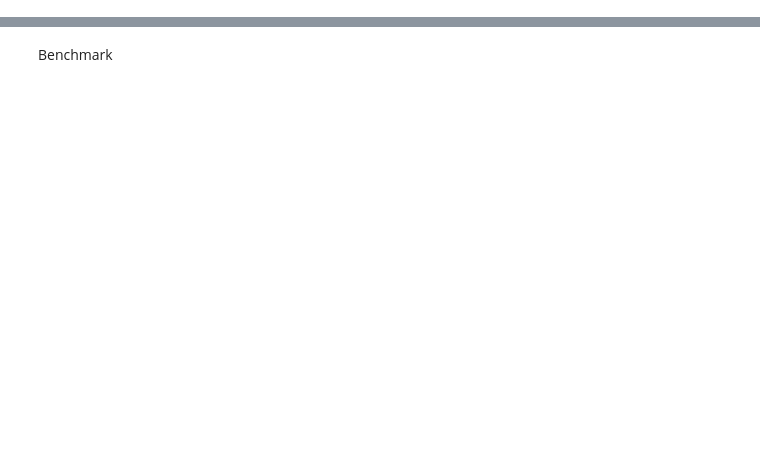
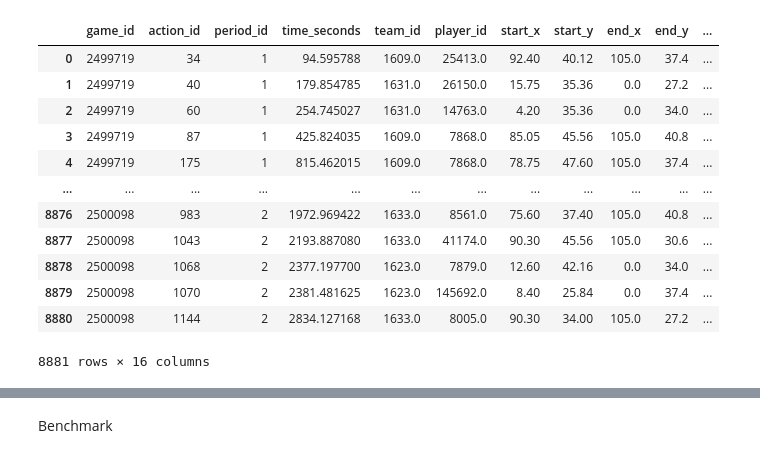
Before and after one commit to gokcnkahramn/cse-552-project, a Jupyter notebook: project.ipynb, the cells around one changed output, grey strips where cells are left out. Drawn from its saved outputs; the diff is of its cells as text; code cells hidden in the pictures; blank space fills up the shorter version.

```diff
--- a/project.ipynb
+++ b/project.ipynb
@@ -155,0 +148,26 @@ full_df
+# %%
+xg_positive_df = xg_df[xg_df['xG'] > 0.0]
+
+# matchId bazında grupla, period_id ve timestamp'e göre sırala
+xg_positive_df = xg_positive_df.sort_values(by=['game_id', 'period_id', 'time_seconds']).reset_index(drop=True)
+
+# Her matchId için action_id 0'dan başlasın
+xg_positive_df['shot_action_id'] = xg_positive_df.groupby('game_id').cumcount()
+
+xg_positive_df['shot_action_id'] = xg_positive_df['shot_action_id'].astype(str)
+
+xg_positive_df
+# %% [output]
+|  | game_id | action_id | period_id | time_seconds | team_id | player_id | start_x | start_y | end_x | end_y | ... |
+| 0 | 2499719 | 34 | 1 | 94.595788 | 1609.0 | 25413.0 | 92.40 | 40.12 | 105.0 | 37.4 | ... |
+| 1 | 2499719 | 40 | 1 | 179.854785 | 1631.0 | 26150.0 | 15.75 | 35.36 | 0.0 | 27.2 | ... |
+| 2 | 2499719 | 60 | 1 | 254.745027 | 1631.0 | 14763.0 | 4.20 | 35.36 | 0.0 | 34.0 | ... |
+| 3 | 2499719 | 87 | 1 | 425.824035 | 1609.0 | 7868.0 | 85.05 | 45.56 | 105.0 | 40.8 | ... |
+| 4 | 2499719 | 175 | 1 | 815.462015 | 1609.0 | 7868.0 | 78.75 | 47.60 | 105.0 | 37.4 | ... |
+| ... | ... | ... | ... | ... | ... | ... | ... | ... | ... | ... | ... |
+| 8876 | 2500098 | 983 | 2 | 1972.969422 | 1633.0 | 8561.0 | 75.60 | 37.40 | 105.0 | 40.8 | ... |
+| 8877 | 2500098 | 1043 | 2 | 2193.887080 | 1633.0 | 41174.0 | 90.30 | 45.56 | 105.0 | 30.6 | ... |
+| 8878 | 2500098 | 1068 | 2 | 2377.197700 | 1623.0 | 7879.0 | 12.60 | 42.16 | 0.0 | 34.0 | ... |
+| 8879 | 2500098 | 1070 | 2 | 2381.481625 | 1623.0 | 145692.0 | 8.40 | 25.84 | 0.0 | 37.4 | ... |
+| 8880 | 2500098 | 1144 | 2 | 2834.127168 | 1633.0 | 8005.0 | 90.30 | 34.00 | 105.0 | 27.2 | ... |
+8881 rows × 16 columns
```
Also changed, not shown: parts of 28 cells of this notebook, 13 other files.
